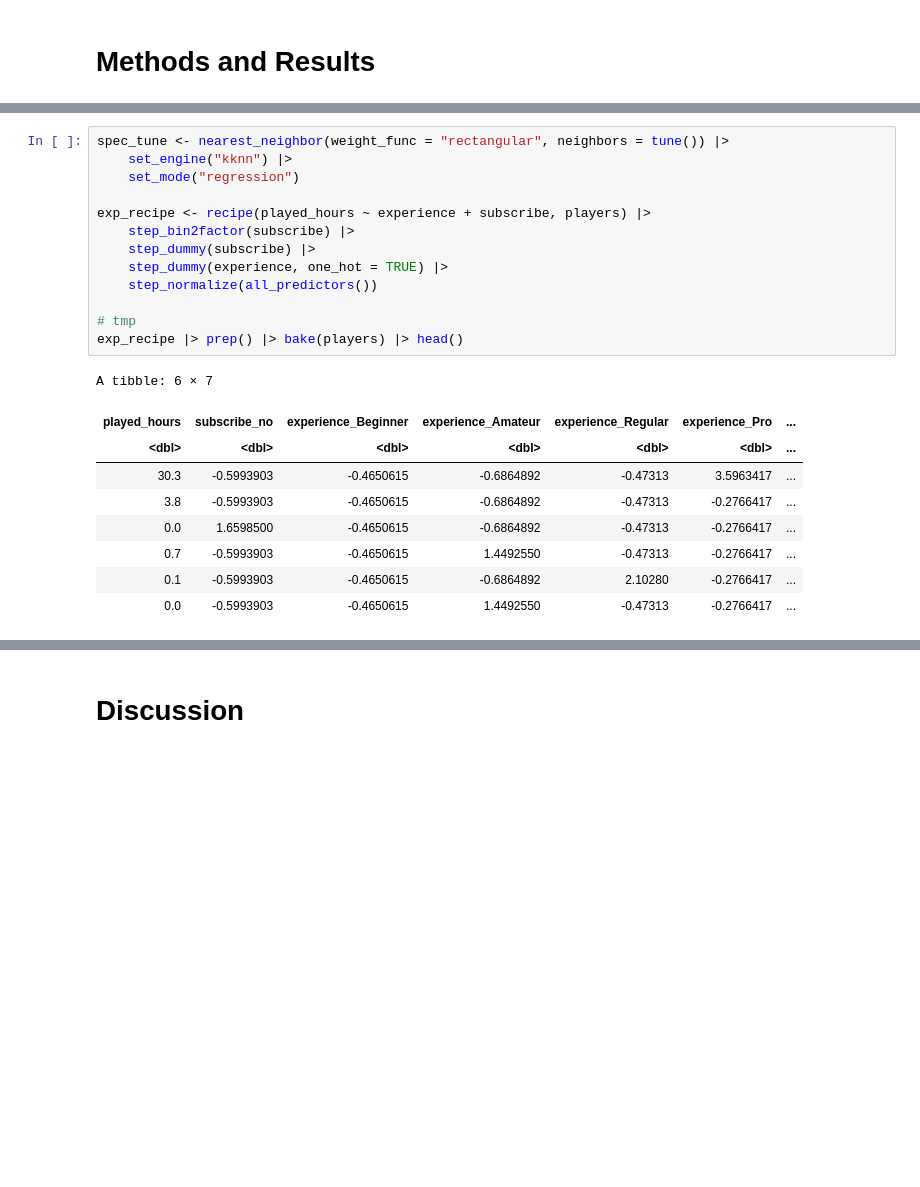
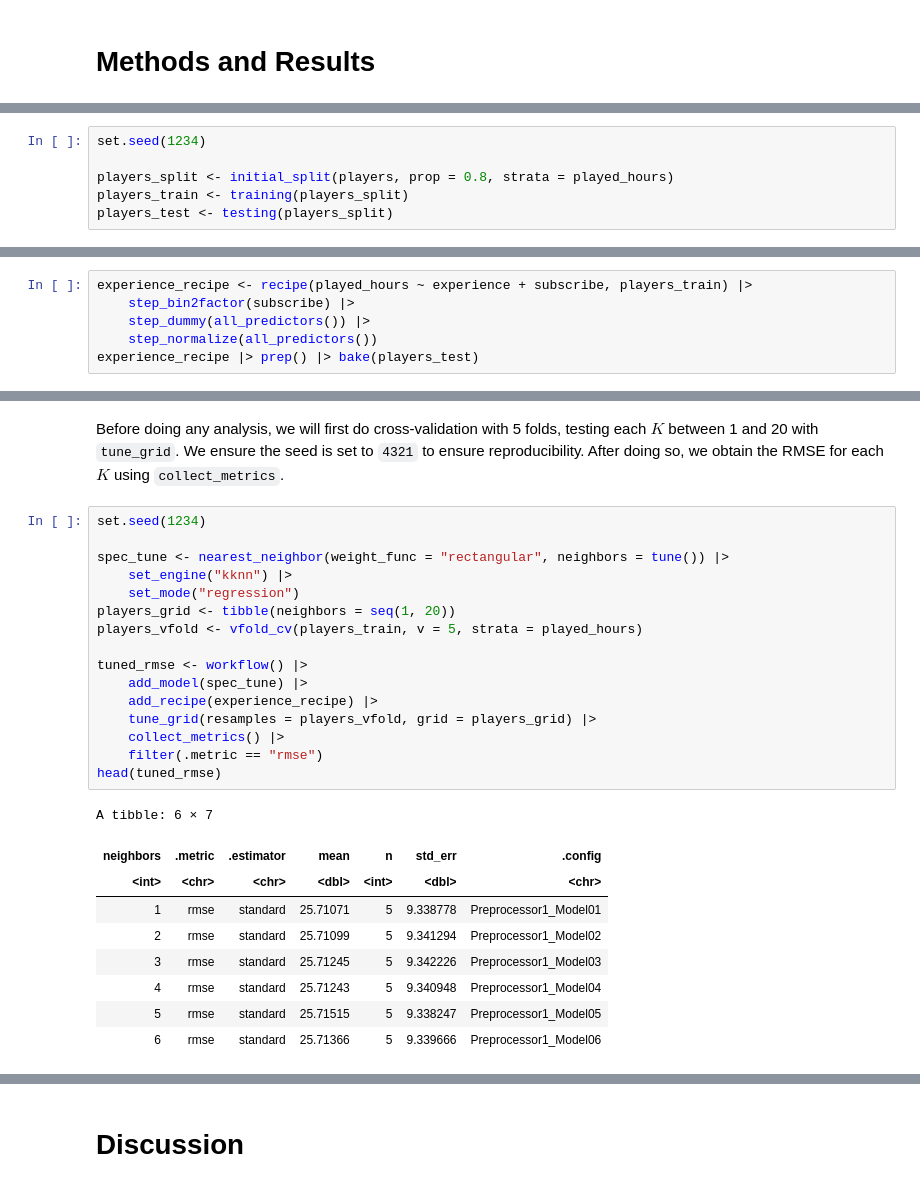
Before and after one commit to Xh193/ubc-dsci100-21, a Jupyter notebook: group-project.ipynb, the cells around one changed output, grey strips where cells are left out. Drawn from its saved outputs; the diff is of its cells as text; blank space fills up the shorter version.

```diff
--- a/group-project.ipynb
+++ b/group-project.ipynb
@@ -102,0 +167,6 @@ ggplot(players_avg, aes(x = experience, y = avg_played_hours)) +
+# %%
+set.seed(1234)
+
+players_split <- initial_split(players, prop = 0.8, strata = played_hours)
+players_train <- training(players_split)
+players_test <- testing(players_split)
@@ -102,0 +175,6 @@ ggplot(players_avg, aes(x = experience, y = avg_played_hours)) +
+# %%
+experience_recipe <- recipe(played_hours ~ experience + subscribe, players_train) |>
+    step_bin2factor(subscribe) |>
+    step_dummy(all_predictors()) |>
+    step_normalize(all_predictors())
+experience_recipe |> prep() |> bake(players_test)
@@ -103,23 +201,28 @@ ggplot(players_avg, aes(x = experience, y = avg_played_hours)) +
+# %% [markdown]
+Before doing any analysis, we will first do cross-validation with 5 folds, testing each $K$ between 1 and 20 with `tune_grid`. We ensure the seed is set to `4321` to ensure reproducibility. After doing so, we obtain the RMSE for each $K$ using `collect_metrics`.
 # %%
+set.seed(1234)
+
 spec_tune <- nearest_neighbor(weight_func = "rectangular", neighbors = tune()) |>
     set_engine("kknn") |>
     set_mode("regression")
+players_grid <- tibble(neighbors = seq(1, 20))
+players_vfold <- vfold_cv(players_train, v = 5, strata = played_hours)
 
-exp_recipe <- recipe(played_hours ~ experience + subscribe, players) |>
-    step_bin2factor(subscribe) |>
-    step_dummy(subscribe) |>
-    step_dummy(experience, one_hot = TRUE) |>
-    step_normalize(all_predictors())
-
-# tmp
-exp_recipe |> prep() |> bake(players) |> head()
+tuned_rmse <- workflow() |>
+    add_model(spec_tune) |>
+    add_recipe(experience_recipe) |>
+    tune_grid(resamples = players_vfold, grid = players_grid) |>
+    collect_metrics() |>
+    filter(.metric == "rmse")
+head(tuned_rmse)
 # %% [output]
 A tibble: 6 × 7
-| played_hours | subscribe_no | experience_Beginner | experience_Amateur | experience_Regular | experience_Pro | ... |
-| <dbl> | <dbl> | <dbl> | <dbl> | <dbl> | <dbl> | ... |
-| 30.3 | -0.5993903 | -0.4650615 | -0.6864892 | -0.47313 | 3.5963417 | ... |
-| 3.8 | -0.5993903 | -0.4650615 | -0.6864892 | -0.47313 | -0.2766417 | ... |
-| 0.0 | 1.6598500 | -0.4650615 | -0.6864892 | -0.47313 | -0.2766417 | ... |
-| 0.7 | -0.5993903 | -0.4650615 | 1.4492550 | -0.47313 | -0.2766417 | ... |
-| 0.1 | -0.5993903 | -0.4650615 | -0.6864892 | 2.10280 | -0.2766417 | ... |
-| 0.0 | -0.5993903 | -0.4650615 | 1.4492550 | -0.47313 | -0.2766417 | ... |
+| neighbors | .metric | .estimator | mean | n | std_err | .config |
+| <int> | <chr> | <chr> | <dbl> | <int> | <dbl> | <chr> |
+| 1 | rmse | standard | 25.71071 | 5 | 9.338778 | Preprocessor1_Model01 |
+| 2 | rmse | standard | 25.71099 | 5 | 9.341294 | Preprocessor1_Model02 |
+| 3 | rmse | standard | 25.71245 | 5 | 9.342226 | Preprocessor1_Model03 |
+| 4 | rmse | standard | 25.71243 | 5 | 9.340948 | Preprocessor1_Model04 |
+| 5 | rmse | standard | 25.71515 | 5 | 9.338247 | Preprocessor1_Model05 |
+| 6 | rmse | standard | 25.71366 | 5 | 9.339666 | Preprocessor1_Model06 |
```
Also changed, not shown: parts of 21 cells of this notebook.
